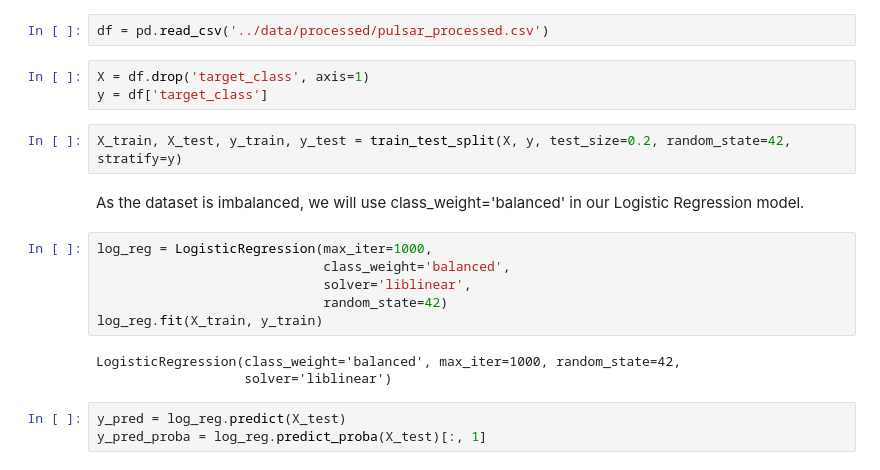
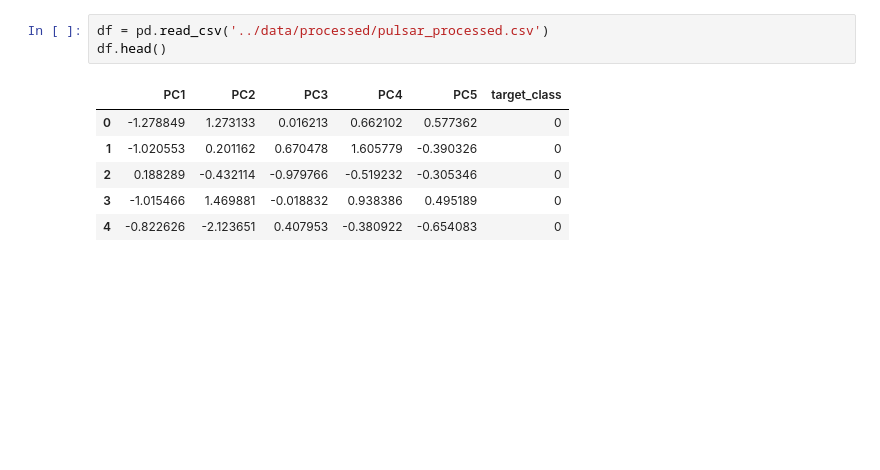
Before and after one commit to joaomarcosmb/pulsars-classification, a Jupyter notebook: notebooks/2.0.0-model-training.ipynb, the cells around one changed output. Drawn from its saved outputs; the diff is of its cells as text; blank space fills up the shorter version.

```diff
--- a/notebooks/2.0.0-model-training.ipynb
+++ b/notebooks/2.0.0-model-training.ipynb
@@ -8,21 +20,10 @@ from sklearn.metrics import accuracy_score, precision_score, recall_score, f1_sc
 # %%
 df = pd.read_csv('../data/processed/pulsar_processed.csv')
+df.head()
+# %% [output]
+|  | PC1 | PC2 | PC3 | PC4 | PC5 | target_class |
+| 0 | -1.278849 | 1.273133 | 0.016213 | 0.662102 | 0.577362 | 0 |
+| 1 | -1.020553 | 0.201162 | 0.670478 | 1.605779 | -0.390326 | 0 |
+| 2 | 0.188289 | -0.432114 | -0.979766 | -0.519232 | -0.305346 | 0 |
+| 3 | -1.015466 | 1.469881 | -0.018832 | 0.938386 | 0.495189 | 0 |
+| 4 | -0.822626 | -2.123651 | 0.407953 | -0.380922 | -0.654083 | 0 |
-# %%
-X = df.drop('target_class', axis=1)
-y = df['target_class']
-# %%
-X_train, X_test, y_train, y_test = train_test_split(X, y, test_size=0.2, random_state=42, stratify=y)
-# %% [markdown]
-As the dataset is imbalanced, we will use class_weight='balanced' in our Logistic Regression model.
-# %%
-log_reg = LogisticRegression(max_iter=1000,
-                             class_weight='balanced',
-                             solver='liblinear',
-                             random_state=42)
-log_reg.fit(X_train, y_train)
-# %% [output]
-LogisticRegression(class_weight='balanced', max_iter=1000, random_state=42,
-                   solver='liblinear')
-# %%
-y_pred = log_reg.predict(X_test)
-y_pred_proba = log_reg.predict_proba(X_test)[:, 1]
```
Also changed, not shown: parts of 12 cells of this notebook, 2 other files.
